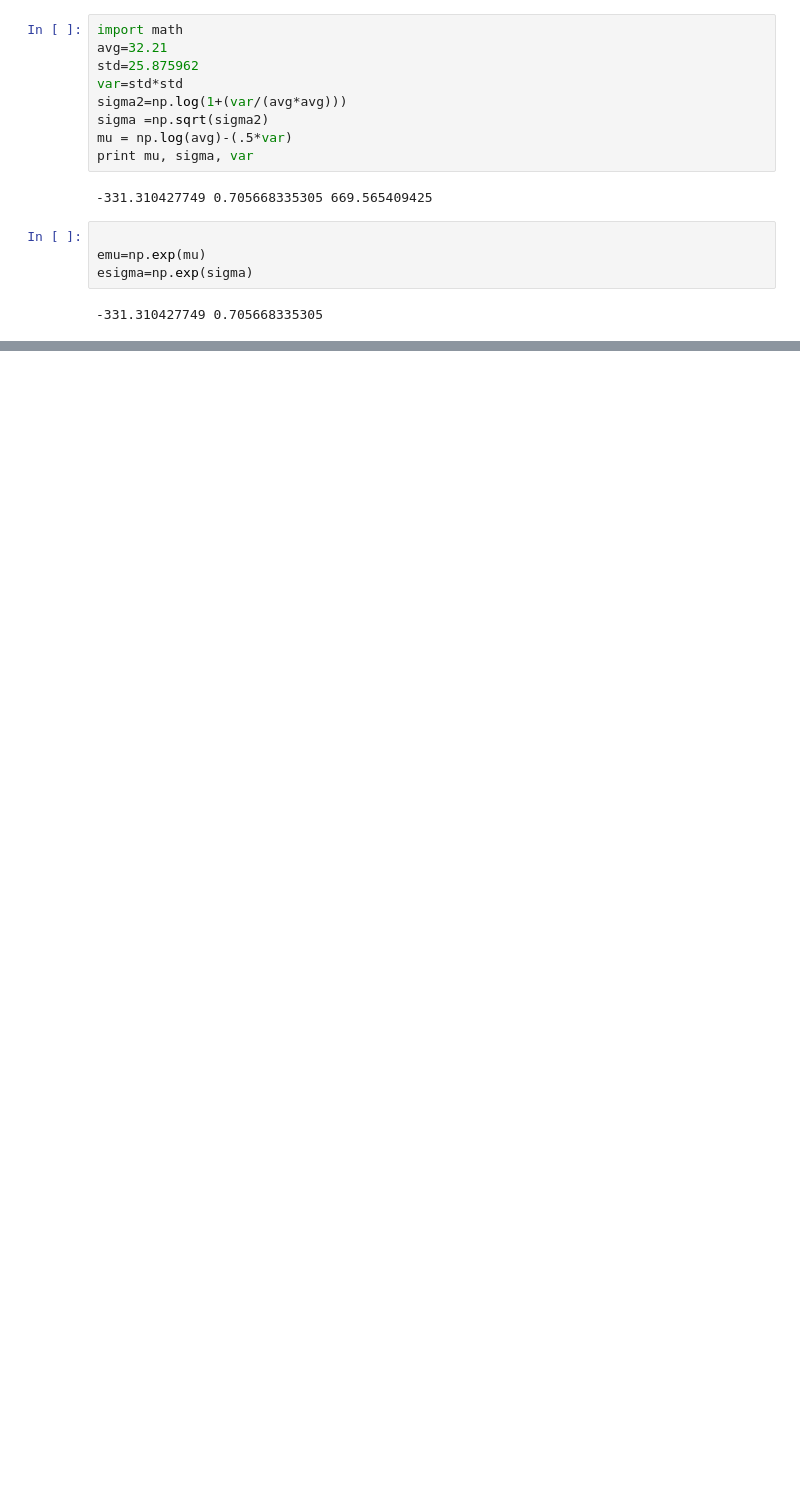
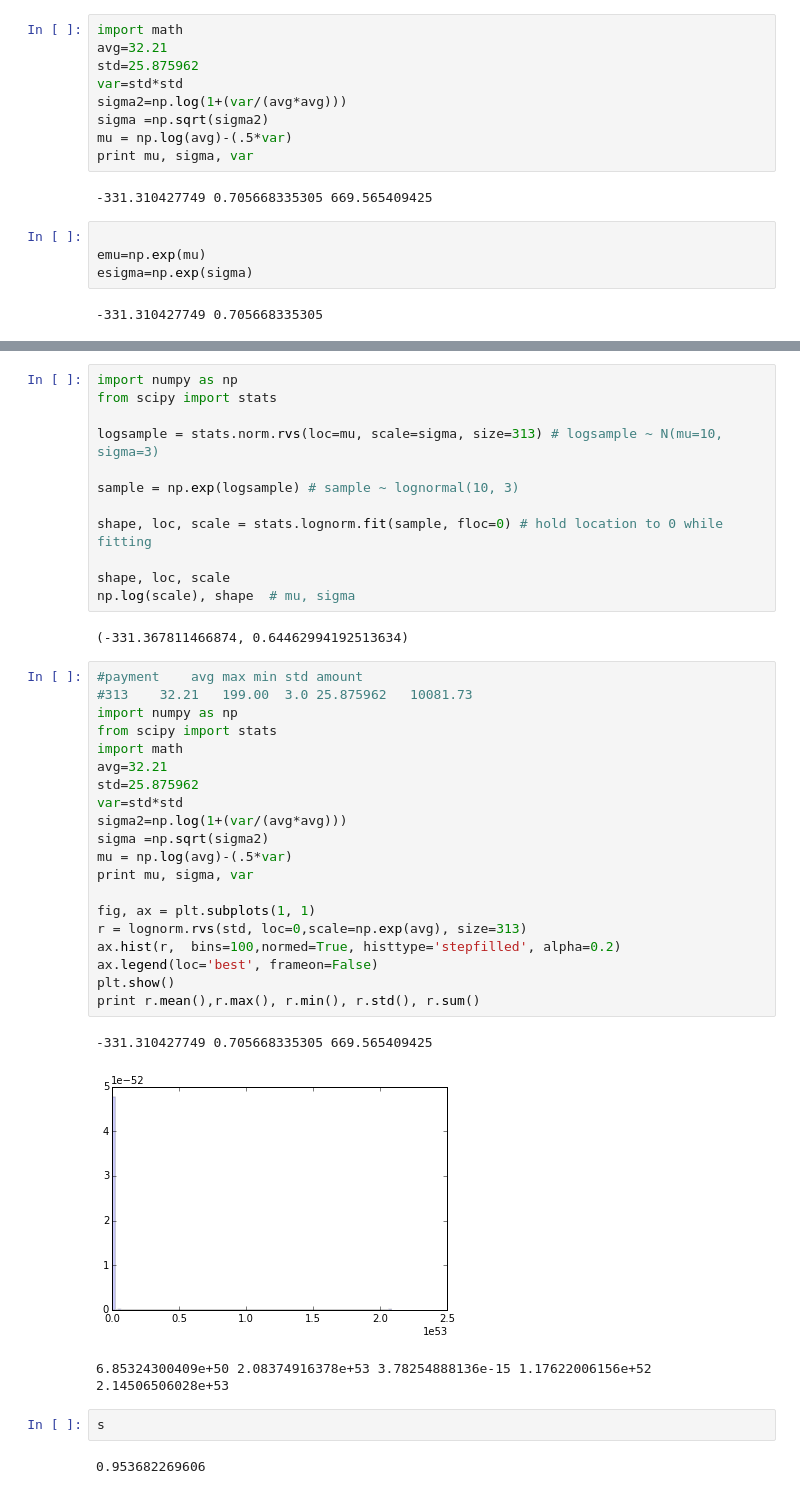
Before and after one commit to TeamUno/project, a Jupyter notebook: initial-exploration/stats.ipynb, the cells around one changed output, grey strips where cells are left out. Drawn from its saved outputs; the diff is of its cells as text; blank space fills up the shorter version.

```diff
--- a/initial-exploration/stats.ipynb
+++ b/initial-exploration/stats.ipynb
@@ -546,0 +632,42 @@ print r.mean(),r.max(),r.min(), r.std(), r.sum()
+# %%
+import numpy as np
+from scipy import stats
+
+logsample = stats.norm.rvs(loc=mu, scale=sigma, size=313) # logsample ~ N(mu=10, sigma=3)
+
+sample = np.exp(logsample) # sample ~ lognormal(10, 3)
+
+shape, loc, scale = stats.lognorm.fit(sample, floc=0) # hold location to 0 while fitting
+
+shape, loc, scale
+np.log(scale), shape  # mu, sigma
+# %% [output]
+(-331.367811466874, 0.64462994192513634)
+# %%
+#payment	avg	max	min	std	amount
+#313	32.21	199.00	3.0	25.875962	10081.73
+import numpy as np
+from scipy import stats
+import math
+avg=32.21
+std=25.875962
+var=std*std
+sigma2=np.log(1+(var/(avg*avg)))
+sigma =np.sqrt(sigma2)
+mu = np.log(avg)-(.5*var)
+print mu, sigma, var
+
+fig, ax = plt.subplots(1, 1)
+r = lognorm.rvs(std, loc=0,scale=np.exp(avg), size=313)
+ax.hist(r,  bins=100,normed=True, histtype='stepfilled', alpha=0.2)
+ax.legend(loc='best', frameon=False)
+plt.show()
+print r.mean(),r.max(), r.min(), r.std(), r.sum()
+# %% [output]
+-331.310427749 0.705668335305 669.565409425
+[figure, added]
+6.85324300409e+50 2.08374916378e+53 3.78254888136e-15 1.17622006156e+52 2.14506506028e+53
+# %%
+s
+# %% [output]
+0.953682269606
```
Also changed, not shown: parts of 13 cells of this notebook, 2 other files.
